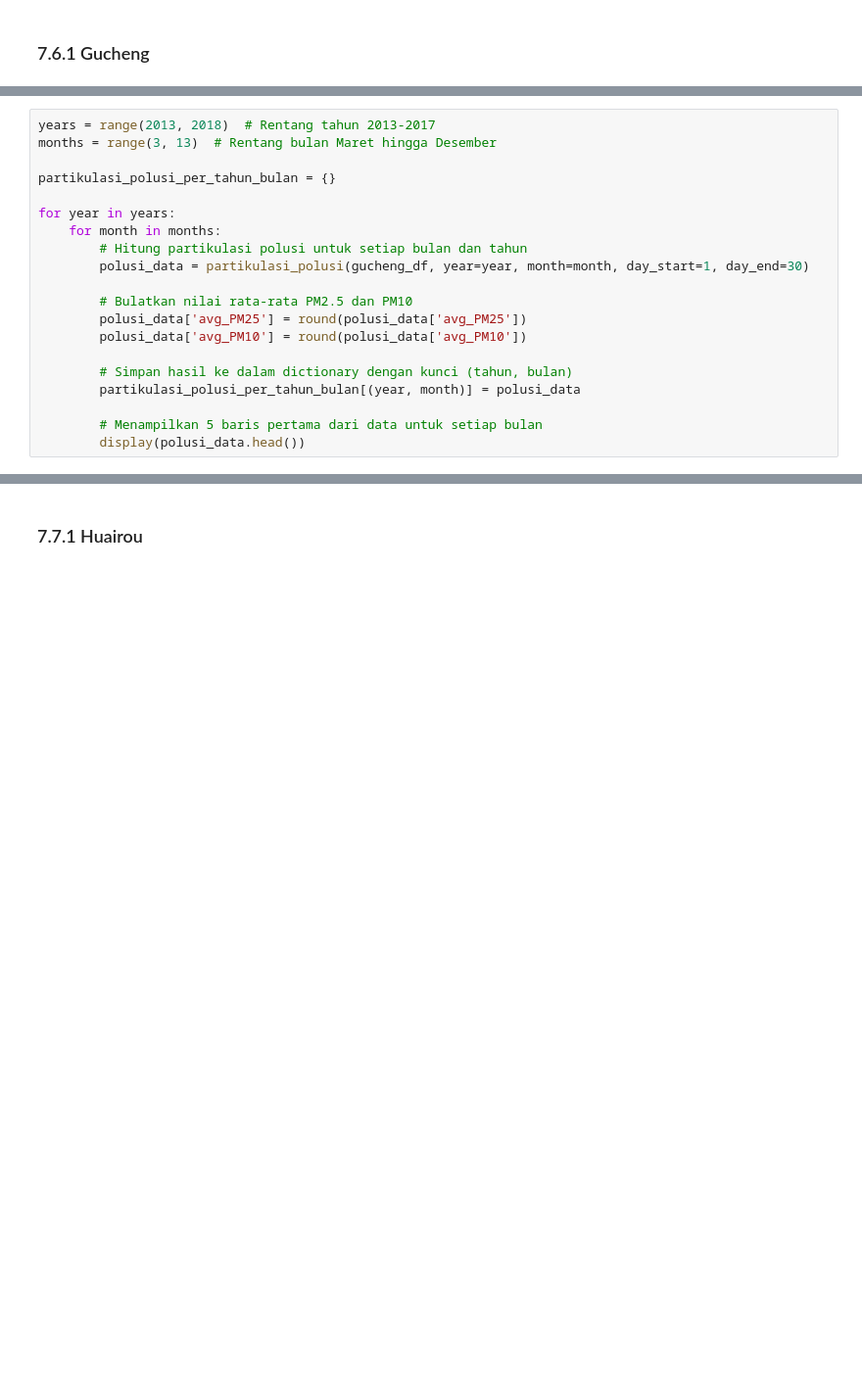
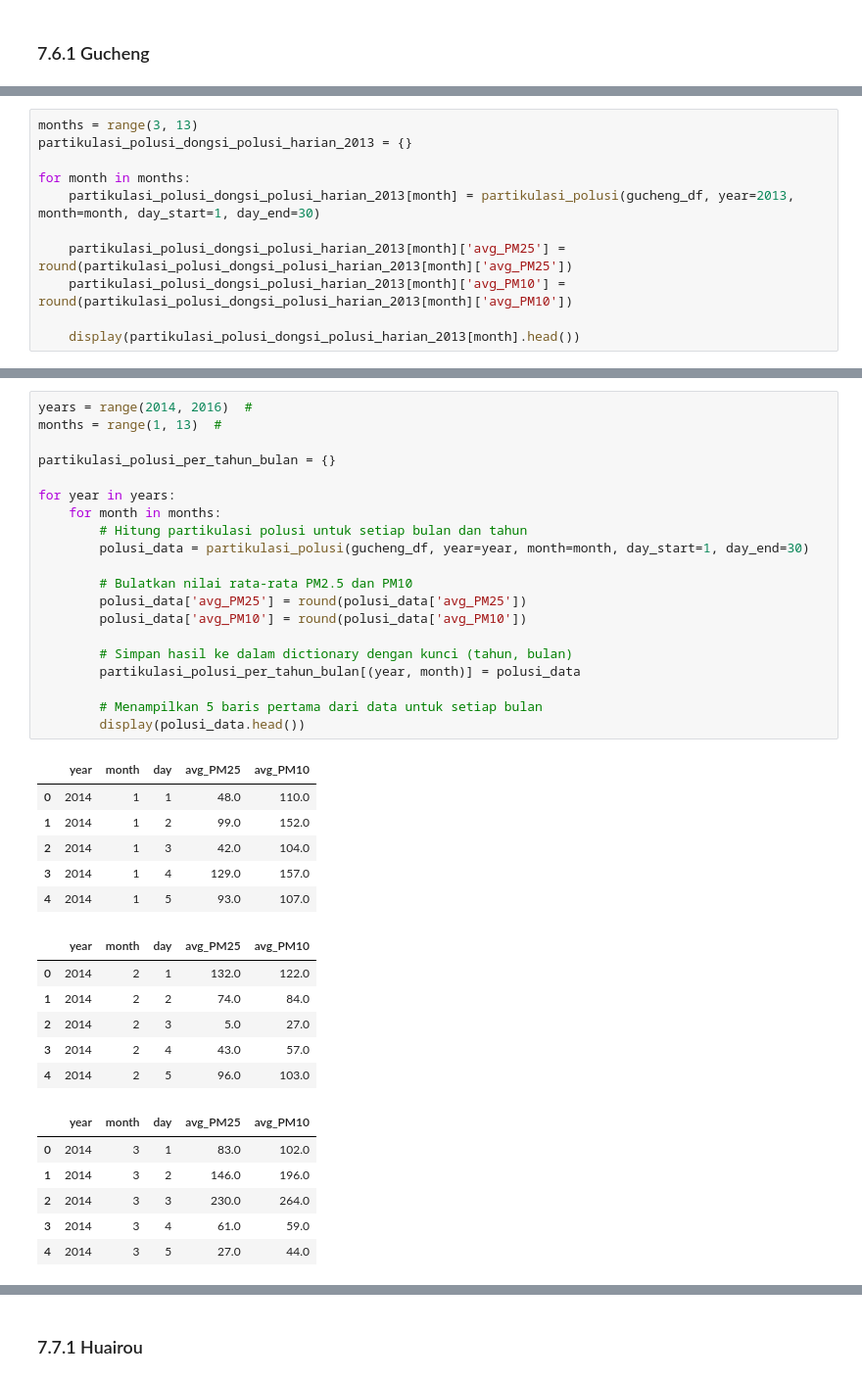
Before and after one commit to Wlnfadhil/Analisa-Data-Air-Quality-Control, a Jupyter notebook: submission/notebook.ipynb, the cells around one changed output, grey strips where cells are left out. Shown at 98% size. Drawn from its saved outputs; the diff is of its cells as text; blank space fills up the shorter version.

```diff
--- a/submission/notebook.ipynb
+++ b/submission/notebook.ipynb
@@ -1435,0 +3384,11 @@ for month in months:
+# %%
+months = range(3, 13)
+partikulasi_polusi_dongsi_polusi_harian_2013 = {}
+
+for month in months:
+    partikulasi_polusi_dongsi_polusi_harian_2013[month] = partikulasi_polusi(gucheng_df, year=2013, month=month, day_start=1, day_end=30)
+
+    partikulasi_polusi_dongsi_polusi_harian_2013[month]['avg_PM25'] = round(partikulasi_polusi_dongsi_polusi_harian_2013[month]['avg_PM25'])
+    partikulasi_polusi_dongsi_polusi_harian_2013[month]['avg_PM10'] = round(partikulasi_polusi_dongsi_polusi_harian_2013[month]['avg_PM10'])
+
+    display(partikulasi_polusi_dongsi_polusi_harian_2013[month].head())
@@ -1436,20 +3456,39 @@ for month in months:
 # %%
-years = range(2013, 2018)  # Rentang tahun 2013-2017
-months = range(3, 13)  # Rentang bulan Maret hingga Desember
+years = range(2014, 2016)  #
+months = range(1, 13)  #
 
 partikulasi_polusi_per_tahun_bulan = {}
 
 for year in years:
     for month in months:
         # Hitung partikulasi polusi untuk setiap bulan dan tahun
         polusi_data = partikulasi_polusi(gucheng_df, year=year, month=month, day_start=1, day_end=30)
 
         # Bulatkan nilai rata-rata PM2.5 dan PM10
         polusi_data['avg_PM25'] = round(polusi_data['avg_PM25'])
         polusi_data['avg_PM10'] = round(polusi_data['avg_PM10'])
 
         # Simpan hasil ke dalam dictionary dengan kunci (tahun, bulan)
         partikulasi_polusi_per_tahun_bulan[(year, month)] = polusi_data
 
         # Menampilkan 5 baris pertama dari data untuk setiap bulan
         display(polusi_data.head())
+# %% [output]
+|  | year | month | day | avg_PM25 | avg_PM10 |
+| 0 | 2014 | 1 | 1 | 48.0 | 110.0 |
+| 1 | 2014 | 1 | 2 | 99.0 | 152.0 |
+| 2 | 2014 | 1 | 3 | 42.0 | 104.0 |
+| 3 | 2014 | 1 | 4 | 129.0 | 157.0 |
+| 4 | 2014 | 1 | 5 | 93.0 | 107.0 |
+|  | year | month | day | avg_PM25 | avg_PM10 |
+| 0 | 2014 | 2 | 1 | 132.0 | 122.0 |
+| 1 | 2014 | 2 | 2 | 74.0 | 84.0 |
+| 2 | 2014 | 2 | 3 | 5.0 | 27.0 |
+| 3 | 2014 | 2 | 4 | 43.0 | 57.0 |
+| 4 | 2014 | 2 | 5 | 96.0 | 103.0 |
+|  | year | month | day | avg_PM25 | avg_PM10 |
+| 0 | 2014 | 3 | 1 | 83.0 | 102.0 |
+| 1 | 2014 | 3 | 2 | 146.0 | 196.0 |
+| 2 | 2014 | 3 | 3 | 230.0 | 264.0 |
+| 3 | 2014 | 3 | 4 | 61.0 | 59.0 |
+| 4 | 2014 | 3 | 5 | 27.0 | 44.0 |
```
Also changed, not shown: parts of 137 cells of this notebook.
